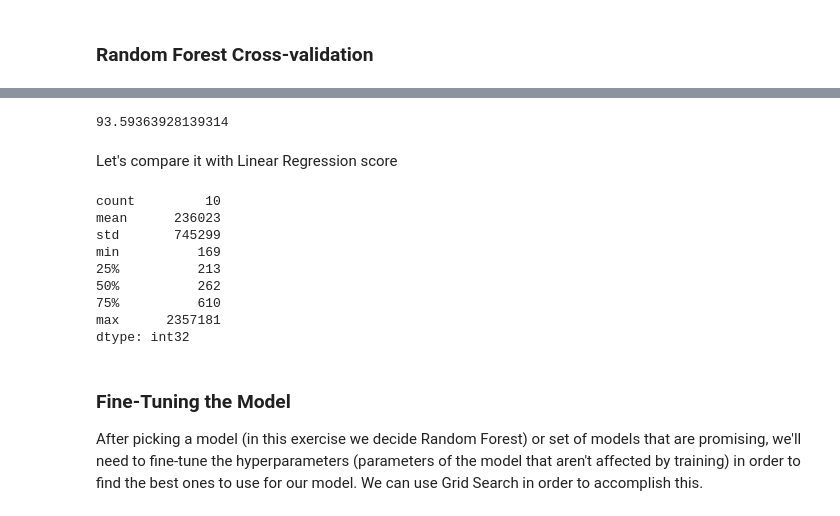
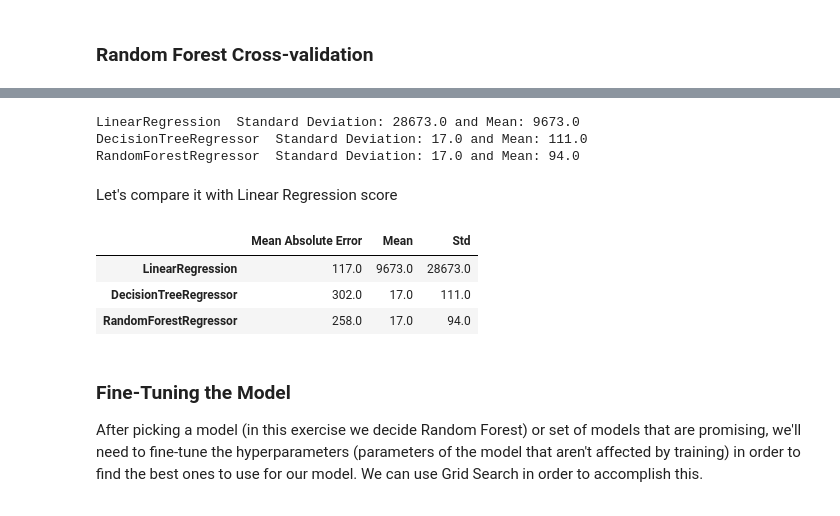
Before and after one commit to luiveldel/DataScientistCertificate--HousePricing, a Jupyter notebook: House Price Prediction Linear Regression.ipynb, the cells around one changed output, grey strips where cells are left out. Drawn from its saved outputs; the diff is of its cells as text; code cells hidden in the pictures.

```diff
--- a/House Price Prediction Linear Regression.ipynb
+++ b/House Price Prediction Linear Regression.ipynb
@@ -443,22 +402,34 @@ forest_scores_abs.std()
-# %%
-forest_scores_abs.mean()
-# %% [output]
-93.59363928139314
+# %%
+# Cross Validation function
+def cross_val(reg, train_data, train_labels):
+    model_scores_abs = cross_val_score(reg, train_data, train_labels, scoring = "neg_mean_absolute_error", cv=10)
+    scores_abs = -model_scores_abs
+
+    std = scores_abs.std()
+    mean = scores_abs.mean()
+
+    print("{}  Standard Deviation: {} and Mean: {}".format(type(reg).__name__,std.round(),mean.round()))
+
+    return std, mean
+# %%
+lin_std, lin_mean = cross_val(lin_reg, train_data, train_labels)
+tree_mean, tree_std = cross_val(tree_reg, train_data, train_labels)
+forest_mean, forest_std = cross_val(forest_reg, train_data, train_labels)
+# %% [output]
+LinearRegression  Standard Deviation: 28673.0 and Mean: 9673.0
+DecisionTreeRegressor  Standard Deviation: 17.0 and Mean: 111.0
+RandomForestRegressor  Standard Deviation: 17.0 and Mean: 94.0
 # %% [markdown]
 Let's compare it with Linear Regression score
-# %%
-lin_scores = cross_val_score(lin_reg, train_data, train_labels, scoring="neg_mean_squared_error", cv=10)
-pd.Series(np.sqrt(-lin_scores)).describe().astype(int)
-# %% [output]
-count         10
-mean      236023
-std       745299
-min          169
-25%          213
-50%          262
-75%          610
-max      2357181
-dtype: int32
+# %%
+metrics_df = pd.DataFrame(data={"Mean Absolute Error":[lin_mae,tree_mae,forest_mae], "Mean":[lin_mean, tree_mean, forest_mean], "Std":[lin_std, tree_std, forest_std]},
+                          index = [type(lin_reg).__name__, type(tree_reg).__name__, type(forest_reg).__name__])
+metrics_df.round()
+# %% [output]
+|  | Mean Absolute Error | Mean | Std |
+| LinearRegression | 117.0 | 9673.0 | 28673.0 |
+| DecisionTreeRegressor | 302.0 | 17.0 | 111.0 |
+| RandomForestRegressor | 258.0 | 17.0 | 94.0 |
 # %% [markdown]
 ### Fine-Tuning the Model
 After picking a model (in this exercise we decide Random Forest) or set of models that are promising, we'll need to fine-tune the hyperparameters (parameters of the model that aren't affected by training) in order to find the best ones to use for our model. We can use Grid Search in order to accomplish this.
```
Also changed, not shown: parts of 40 cells of this notebook.
